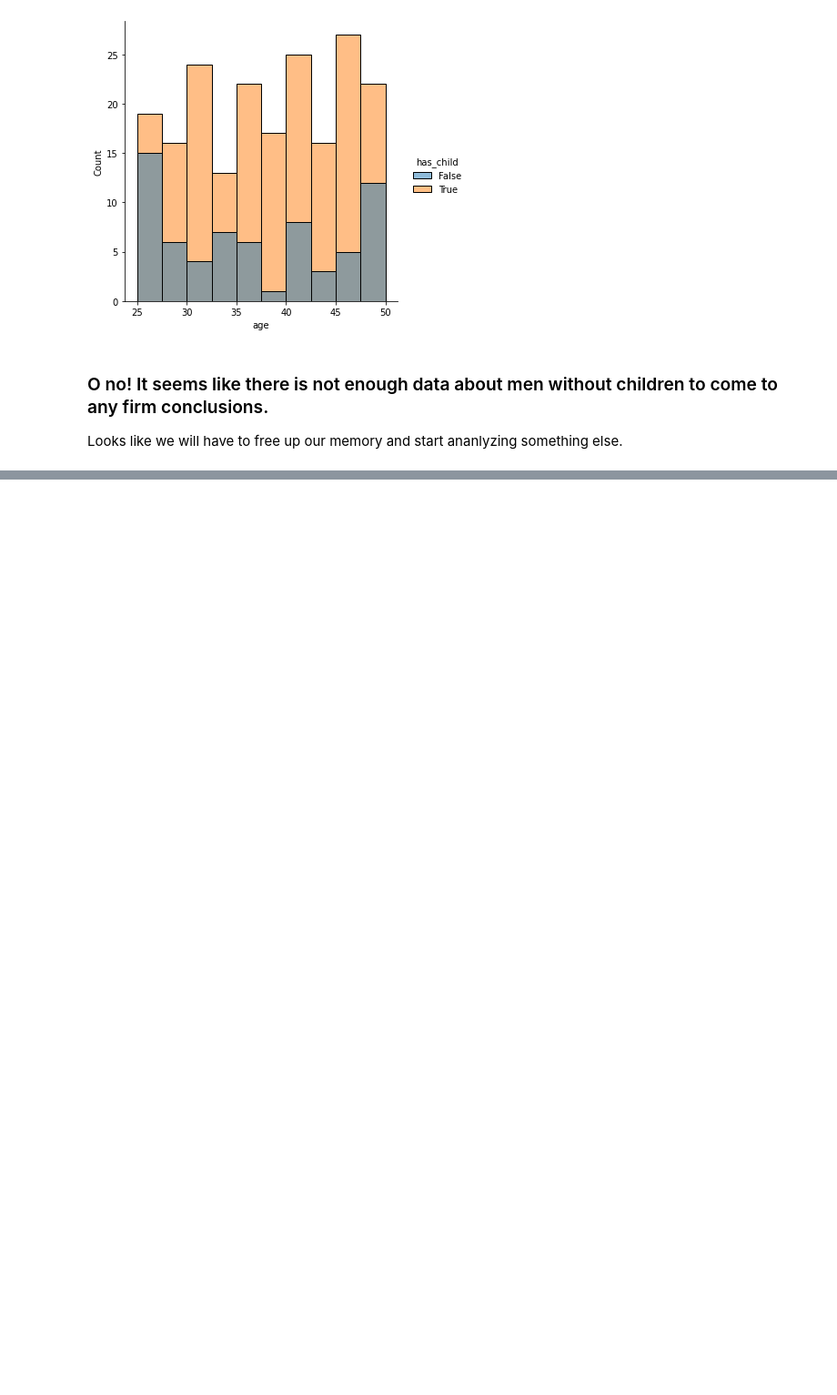
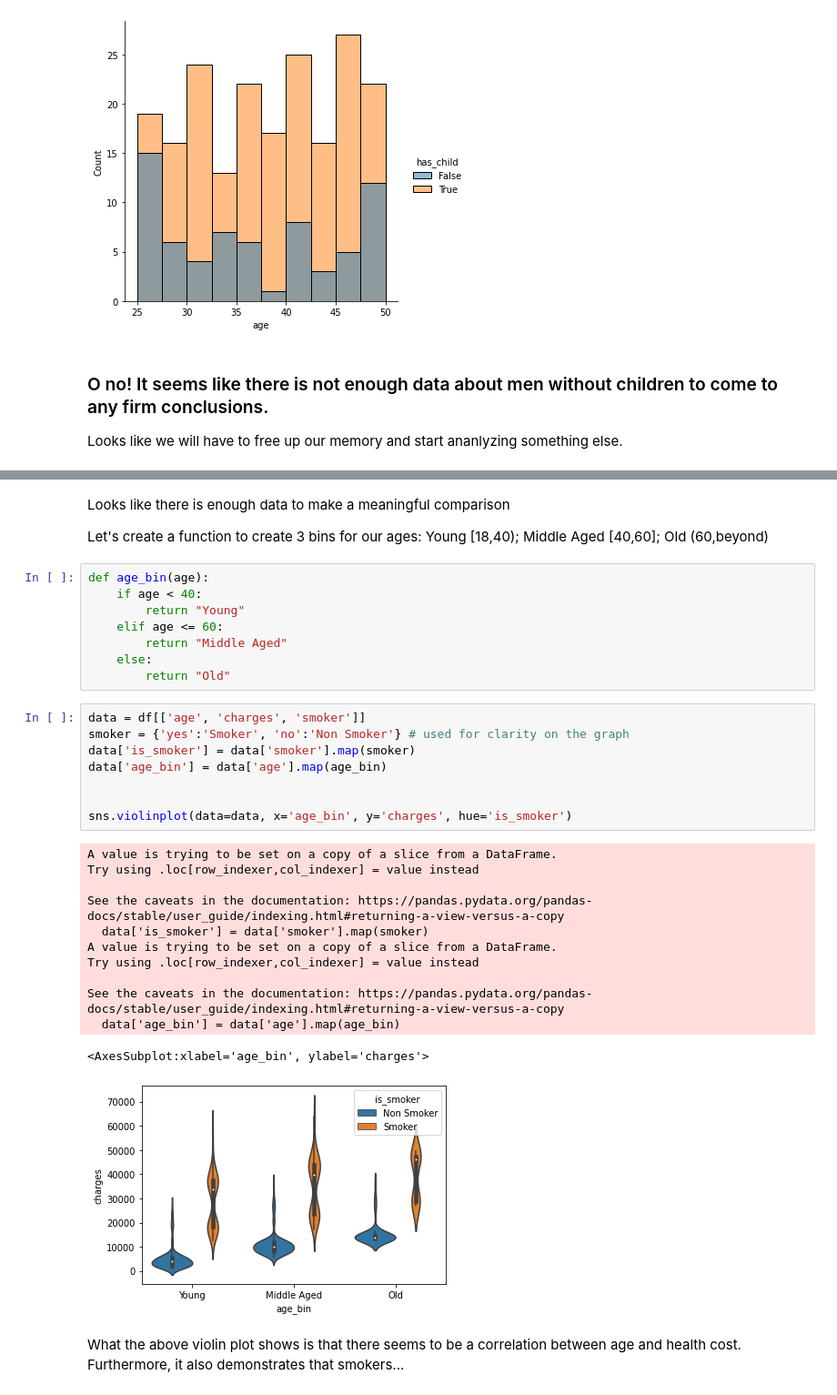
Before and after one commit to data301-2020-winter2/course-project-group_1041, a Jupyter notebook: analysis/Matthew/milestone2.ipynb, the cells around one changed output, grey strips where cells are left out. Shown: that part at 91% size. Cells and saved outputs as stored; diff of their text form; blank space fills up the shorter version.

```diff
--- a/analysis/Matthew/milestone2.ipynb
+++ b/analysis/Matthew/milestone2.ipynb
@@ -95,0 +168,35 @@ gc.collect()
+# %% [markdown]
+Looks like there is enough data to make a meaningful comparison
+
+Let's create a function to create 3 bins for our ages: Young \[18,40); Middle Aged \[40,60\]; Old (60,beyond)
+# %%
+def age_bin(age):
+    if age < 40:
+        return "Young"
+    elif age <= 60:
+        return "Middle Aged"
+    else:
+        return "Old"
+# %%
+data = df[['age', 'charges', 'smoker']]
+smoker = {'yes':'Smoker', 'no':'Non Smoker'} # used for clarity on the graph
+data['is_smoker'] = data['smoker'].map(smoker)
+data['age_bin'] = data['age'].map(age_bin)
+
+
+sns.violinplot(data=data, x='age_bin', y='charges', hue='is_smoker')
+# %% [output]
+A value is trying to be set on a copy of a slice from a DataFrame.
+Try using .loc[row_indexer,col_indexer] = value instead
+
+See the caveats in the documentation: https://pandas.pydata.org/pandas-docs/stable/user_guide/indexing.html#returning-a-view-versus-a-copy
+  data['is_smoker'] = data['smoker'].map(smoker)
+A value is trying to be set on a copy of a slice from a DataFrame.
+Try using .loc[row_indexer,col_indexer] = value instead
+
+See the caveats in the documentation: https://pandas.pydata.org/pandas-docs/stable/user_guide/indexing.html#returning-a-view-versus-a-copy
+  data['age_bin'] = data['age'].map(age_bin)
+<AxesSubplot:xlabel='age_bin', ylabel='charges'>
+[figure, added]
+# %% [markdown]
+What the above violin plot shows is that there seems to be a correlation between age and health cost. Furthermore, it also demonstrates that smokers...
```
Also changed, not shown: parts of 9 cells of this notebook, 2 other files.
